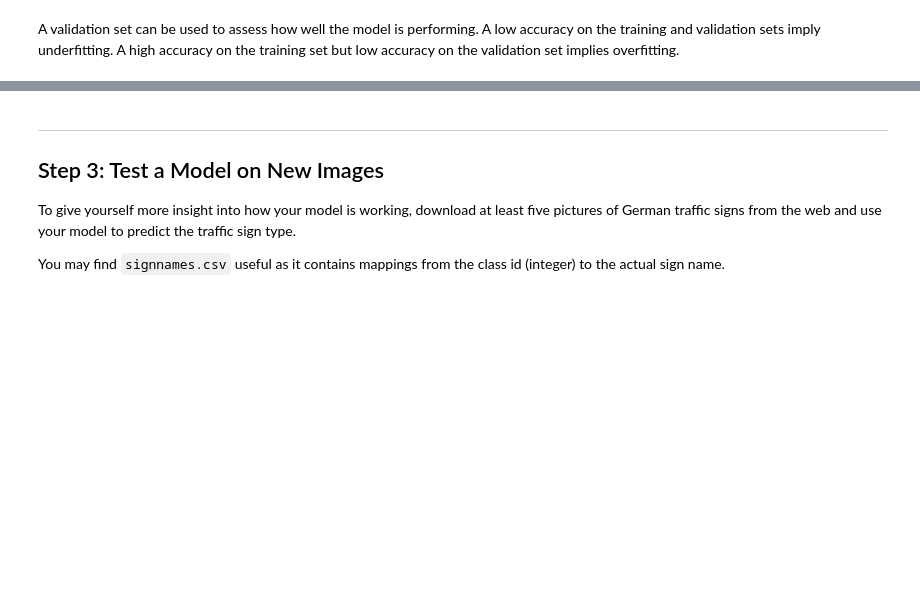
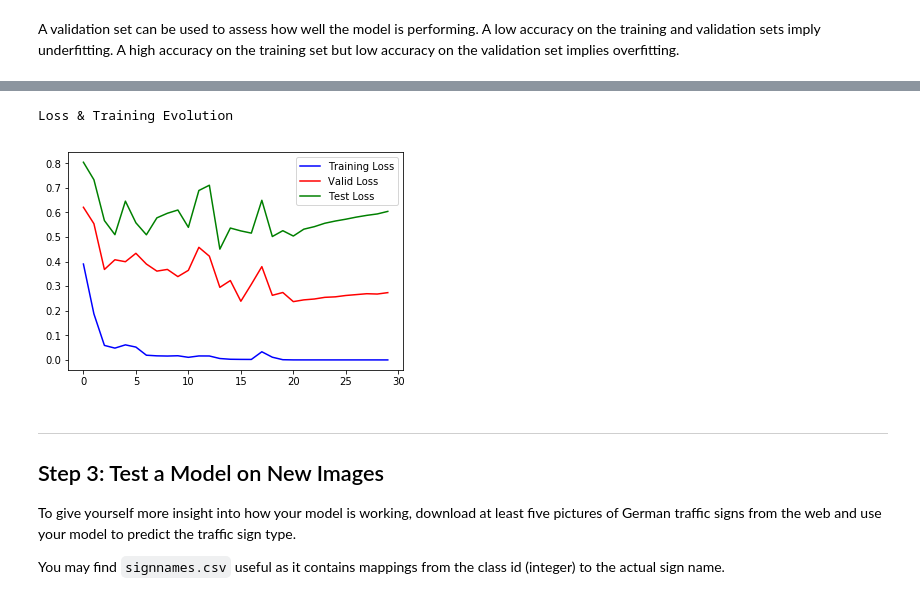
Before and after one commit to GuiBo79/CarND-Traffic-Sign-Classifier-Project, a Jupyter notebook: Traffic_Sign_Classifier.ipynb, the cells around one changed output, grey strips where cells are left out. Saved outputs shown, nothing was run; the diff lists cells and outputs as text; code cells hidden in the pictures; blank space fills up the shorter version.

```diff
--- a/Traffic_Sign_Classifier.ipynb
+++ b/Traffic_Sign_Classifier.ipynb
@@ -216,8 +260,8 @@ import tensorflow as tf
 
 
 EPOCHS = 30
-BATCH_SIZE = 128
-dropout=1.0
+BATCH_SIZE = 156
+dropout=0.75
 
 from tensorflow.contrib.layers import flatten
 
@@ -236,19 +280,19 @@ def LeNet(x):
 
 
     weights={
-            'wl1':tf.Variable(tf.truncated_normal(shape=(5, 5, 1, 6), mean = mu, stddev = sigma)),
-            'wl2':tf.Variable(tf.truncated_normal(shape=(5, 5, 6, 16), mean = mu, stddev = sigma)),
-            'wl2_a':tf.Variable(tf.truncated_normal(shape=(5, 5, 16, 800), mean = mu, stddev = sigma)),
-            'wl3':tf.Variable(tf.truncated_normal(shape=(800, 420), mean = mu, stddev = sigma)),
-            'wl4':tf.Variable(tf.truncated_normal(shape=(420, 200), mean = mu, stddev = sigma)),
-            'wl5':tf.Variable(tf.truncated_normal(shape=(200, 43), mean = mu, stddev = sigma))}
+            'wl1':tf.Variable(tf.truncated_normal(shape=(5, 5, 1, 32), mean = mu, stddev = sigma)),
+            'wl2':tf.Variable(tf.truncated_normal(shape=(5, 5, 32, 64), mean = mu, stddev = sigma)),
+            'wl2_a':tf.Variable(tf.truncated_normal(shape=(5, 5, 64, 400), mean = mu, stddev = sigma)),
+            'wl3':tf.Variable(tf.truncated_normal(shape=(400, 200), mean = mu, stddev = sigma)),
+            'wl4':tf.Variable(tf.truncated_normal(shape=(200, 100), mean = mu, stddev = sigma)),
+            'wl5':tf.Variable(tf.truncated_normal(shape=(100, 43), mean = mu, stddev = sigma))}
 
     biases={
-            'bl1':tf.Variable(tf.zeros(6)),
-            'bl2':tf.Variable(tf.zeros(16)),
-            'bl2_a':tf.Variable(tf.zeros(800)),
-            'bl3':tf.Variable(tf.zeros(420)),
-            'bl4':tf.Variable(tf.zeros(200)),
+            'bl1':tf.Variable(tf.zeros(32)),
+            'bl2':tf.Variable(tf.zeros(64)),
+            'bl2_a':tf.Variable(tf.zeros(400)),
+            'bl3':tf.Variable(tf.zeros(200)),
+            'bl4':tf.Variable(tf.zeros(100)),
             'bl5':tf.Variable(tf.zeros(43))}
 
 
@@ -257,22 +301,24 @@ def LeNet(x):
 
     ####Layer 1
     output=tf.nn.conv2d(x, weights['wl1'], strides['str1'], padding='VALID') + biases['bl1']
+    print(output)
     output=tf.nn.relu(output)
     output=tf.nn.max_pool(output, maxpool_filter, strides['str2'], padding='VALID')
-
     print(output)
 
     ####Layer 2
     output=tf.nn.conv2d(output, weights['wl2'], strides['str1'], padding='VALID') + biases['bl2']
+    print(output)
     output=tf.nn.relu(output)
     output=tf.nn.max_pool(output, maxpool_filter, strides['str2'], padding='VALID')
+    print(output)
 
     ####Layer 2_a
     output=tf.nn.conv2d(output, weights['wl2_a'], strides['str1'], padding='VALID') + biases['bl2_a']
+    print(output)
     output=tf.nn.relu(output)
-
-
     output=tf.contrib.layers.flatten(output)
+    conv_visualization=output ####This variable was set to visualize the features
     print(output)
 
     ####Layer 3 Fully Connected
@@ -290,6 +336,8 @@ def LeNet(x):
     ####Layer 5 Fully Connected
     output=tf.matmul(output,weights['wl5'])+biases['bl5']
 
+    print(output)
+
     return output
 # %% [markdown]
 ### Train, Validate and Test the Model
@@ -304,7 +352,6 @@ one_hot_y = tf.one_hot(y, 43)
 rate = 0.00097
 
 logits = LeNet(x)
-print(logits)
 cross_entropy = tf.nn.softmax_cross_entropy_with_logits(labels=one_hot_y, logits=logits)
 loss_operation = tf.reduce_mean(cross_entropy)
 optimizer = tf.train.AdamOptimizer(learning_rate = rate)
@@ -335,6 +382,7 @@ with tf.Session() as sess:
 
     loss_train_fig=[]
     loss_valid_fig=[]
+    loss_test_fig=[]
 
     for i in range(EPOCHS):
         X_train, y_train = shuffle(X_train, y_train)
@@ -345,9 +393,11 @@ with tf.Session() as sess:
 
         loss_train,train_accuracy = evaluate(X_train, y_train)
         loss_valid,validation_accuracy = evaluate(X_valid, y_valid)
+        loss_test,test_accuracy = evaluate(X_test, y_test)
 
         loss_train_fig.append(loss_train)
         loss_valid_fig.append(loss_valid)
+        loss_test_fig.append(loss_test)
 
         #valid_fig.append(validation_accuracy)
         #test_fig.append(test_accuracy)
@@ -355,6 +405,7 @@ with tf.Session() as sess:
         print("EPOCH {} ...".format(i+1))
         print("Train Accuracy = {:.3f}".format(train_accuracy))
         print("Validation Accuracy = {:.3f}".format(validation_accuracy))
+        print("Test Accuracy = {:.3f}".format(test_accuracy))
         print()
 
     saver.save(sess, './lenet')
@@ -362,9 +431,13 @@ with tf.Session() as sess:
 # %%
 print('Loss & Training Evolution ')
 plt.plot(loss_train_fig,'b',label='Training Loss')
 plt.plot(loss_valid_fig,'r',label='Valid Loss')
+plt.plot(loss_test_fig,'g',label='Test Loss')
 plt.legend()
 plt.show()
+# %% [output]
+Loss & Training Evolution
+[figure, added]
 # %% [markdown]
 ---
 
```
Also changed, not shown: parts of 9 cells of this notebook, 3 other files.
